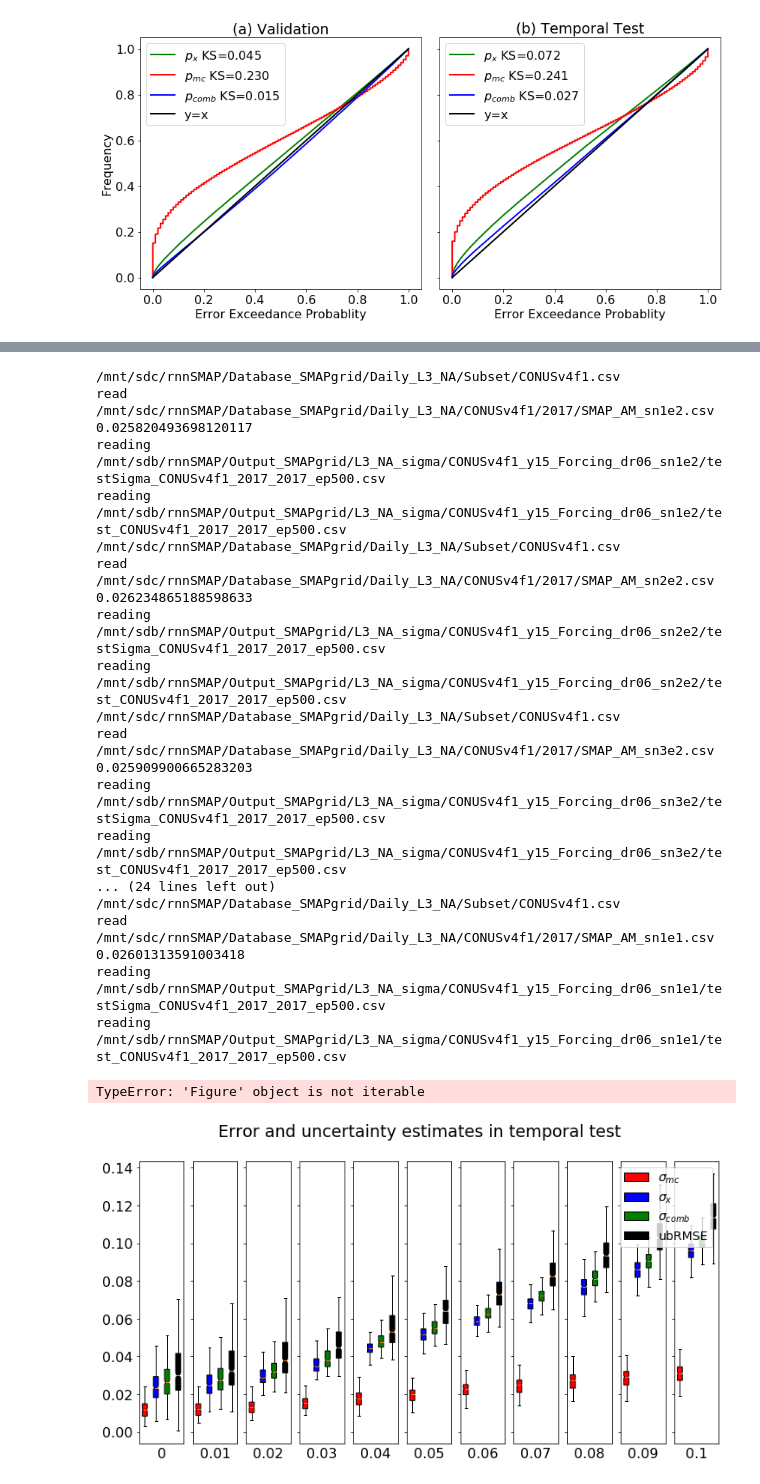
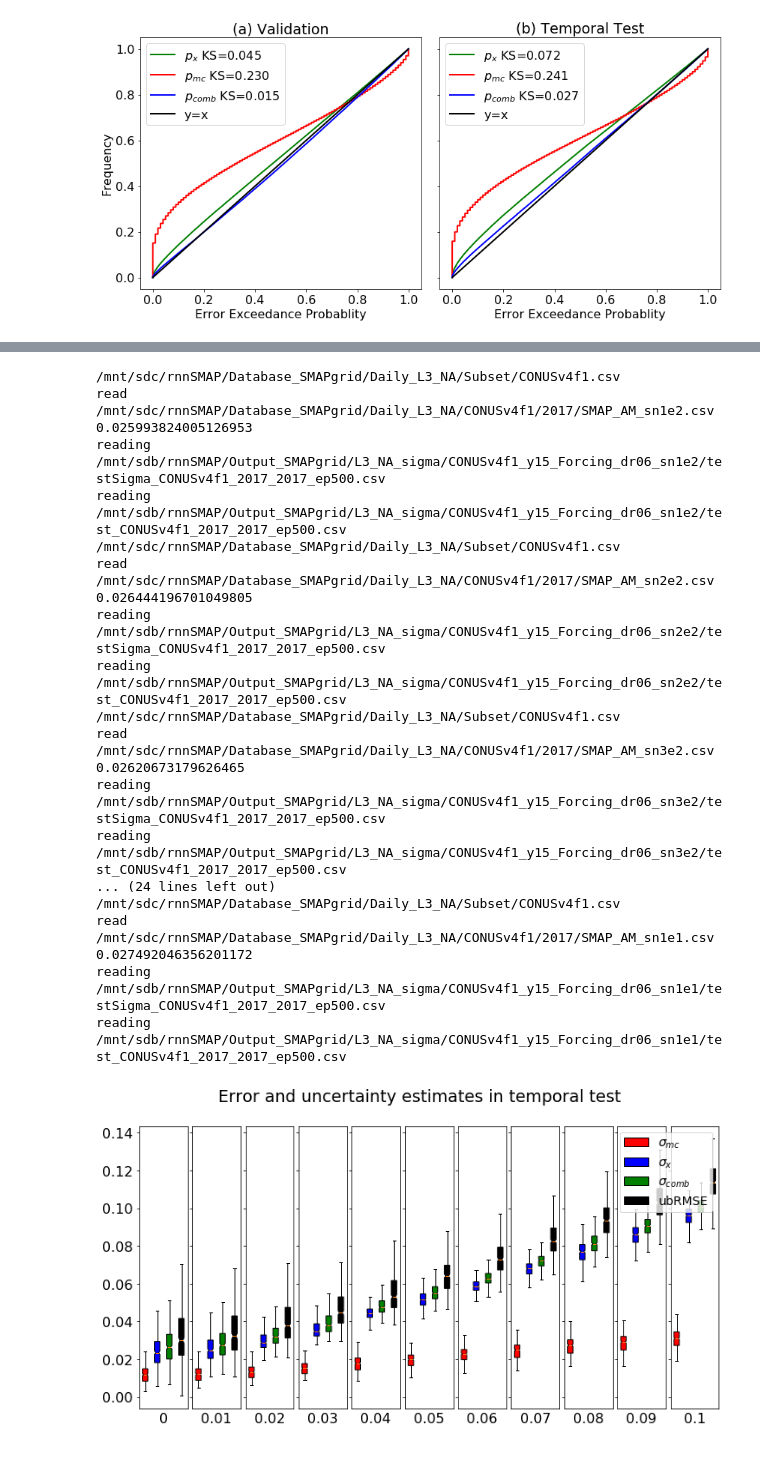
Before and after one commit to mhpi/hydroDL, a Jupyter notebook: Scripts/paperSigma/Load.ipynb, the cells around one changed output, grey strips where cells are left out. Drawn from its saved outputs; the diff is of its cells as text; code cells hidden in the pictures.

```diff
--- a/Scripts/paperSigma/Load.ipynb
+++ b/Scripts/paperSigma/Load.ipynb
@@ -267,7 +267,6 @@ reading /mnt/sdb/rnnSMAP/Output_SMAPgrid/L3_NA_sigma/CONUSv2f1_y15_Forcing_dr60/
 <Figure size 432x288 with 0 Axes>
 [figure]
 # %%
-# Figure 3
 # %load CONUSv4_noise.py
 import os
 import rnnSMAP
@@ -287,8 +286,8 @@ doOpt.append('test')
 # doOpt.append('plotMap')
 doOpt.append('plotErrBox')
 # doOpt.append('plotConf')
-doOpt.append('plotConfDist')
-doOpt.append('plotConfLegend')
+# doOpt.append('plotConfDist')
+# doOpt.append('plotConfLegend')
 #
 # noiseNameLst = ['0', '5e3', '1e2', '2e2', '5e2', '1e1']
 
@@ -348,24 +347,24 @@ if 'plotErrBox' in doOpt:
         temp.append(getattr(statErrLst[k], strErr))
         data.append(temp)
 
-    fig, axes, bp = rnnSMAP.funPost.plotBox(
+    fig = rnnSMAP.funPost.plotBox(
         data, labelC=noiseLabelLst, figsize=(12, 6), colorLst='rbgk',
         labelS=labelS, title='Error and uncertainty estimates in temporal test')
 
-    axes[-1].get_legend().remove()
+    # axes[-1].get_legend().remove()
     fig.show()
     saveFile = os.path.join(saveFolder, 'noise_box')
     fig.subplots_adjust(wspace=0.1)
     fig.savefig(saveFile, dpi=100)
     fig.savefig(saveFile+'.eps')
 
-    figLeg, axLeg = plt.subplots(figsize=(3, 3))
-    leg = axes[-1].get_legend()
-    axLeg.legend(bp['boxes'], labelS, loc='upper right')
-    axLeg.axis('off')
-    figLeg.show()
-    saveFile = os.path.join(saveFolder, 'noise_box_legend')
-    figLeg.savefig(saveFile+'.eps')
+    # figLeg, axLeg = plt.subplots(figsize=(3, 3))
+    # leg = axes[-1].get_legend()
+    # axLeg.legend(bp['boxes'], labelS, loc='upper right')
+    # axLeg.axis('off')
+    # figLeg.show()
+    # saveFile = os.path.join(saveFolder, 'noise_box_legend')
+    # figLeg.savefig(saveFile+'.eps')
 
 
 #################################################
@@ -452,7 +451,7 @@ if 'plotConfLegend' in doOpt:
         xlabel=r'$P_{ee}$', ylabel=None, showDiff=False)
 
     hh, ll = axes[0].get_legend_handles_labels()
-    axes[1].legend(hh, ll, borderaxespad=0, loc='lower left',ncol=1)
+    axes[1].legend(hh, ll, borderaxespad=0, loc='lower left', ncol=1)
     axes[1].axis('off')
     saveFile = os.path.join(saveFolder, 'noise_dist_leg')
     fig.savefig(saveFile, dpi=100)
@@ -465,21 +464,20 @@ read /mnt/sdc/rnnSMAP/Database_SMAPgrid/Daily_L3_NA/CONUSv4f1/2017/SMAP_AM.csv 0
 reading /mnt/sdb/rnnSMAP/Output_SMAPgrid/L3_NA_sigma/CONUSv4f1_y15_Forcing_dr60/testSigma_CONUSv4f1_2017_2017_ep500.csv
 reading /mnt/sdb/rnnSMAP/Output_SMAPgrid/L3_NA_sigma/CONUSv4f1_y15_Forcing_dr60/test_CONUSv4f1_2017_2017_ep500.csv
 /mnt/sdc/rnnSMAP/Database_SMAPgrid/Daily_L3_NA/Subset/CONUSv4f1.csv
-read /mnt/sdc/rnnSMAP/Database_SMAPgrid/Daily_L3_NA/CONUSv4f1/2017/SMAP_AM_sn1e2.csv 0.025820493698120117
+read /mnt/sdc/rnnSMAP/Database_SMAPgrid/Daily_L3_NA/CONUSv4f1/2017/SMAP_AM_sn1e2.csv 0.025993824005126953
 reading /mnt/sdb/rnnSMAP/Output_SMAPgrid/L3_NA_sigma/CONUSv4f1_y15_Forcing_dr06_sn1e2/testSigma_CONUSv4f1_2017_2017_ep500.csv
 reading /mnt/sdb/rnnSMAP/Output_SMAPgrid/L3_NA_sigma/CONUSv4f1_y15_Forcing_dr06_sn1e2/test_CONUSv4f1_2017_2017_ep500.csv
 /mnt/sdc/rnnSMAP/Database_SMAPgrid/Daily_L3_NA/Subset/CONUSv4f1.csv
-read /mnt/sdc/rnnSMAP/Database_SMAPgrid/Daily_L3_NA/CONUSv4f1/2017/SMAP_AM_sn2e2.csv 0.026234865188598633
+read /mnt/sdc/rnnSMAP/Database_SMAPgrid/Daily_L3_NA/CONUSv4f1/2017/SMAP_AM_sn2e2.csv 0.026444196701049805
 reading /mnt/sdb/rnnSMAP/Output_SMAPgrid/L3_NA_sigma/CONUSv4f1_y15_Forcing_dr06_sn2e2/testSigma_CONUSv4f1_2017_2017_ep500.csv
 reading /mnt/sdb/rnnSMAP/Output_SMAPgrid/L3_NA_sigma/CONUSv4f1_y15_Forcing_dr06_sn2e2/test_CONUSv4f1_2017_2017_ep500.csv
 /mnt/sdc/rnnSMAP/Database_SMAPgrid/Daily_L3_NA/Subset/CONUSv4f1.csv
-read /mnt/sdc/rnnSMAP/Database_SMAPgrid/Daily_L3_NA/CONUSv4f1/2017/SMAP_AM_sn3e2.csv 0.025909900665283203
+read /mnt/sdc/rnnSMAP/Database_SMAPgrid/Daily_L3_NA/CONUSv4f1/2017/SMAP_AM_sn3e2.csv 0.02620673179626465
 reading /mnt/sdb/rnnSMAP/Output_SMAPgrid/L3_NA_sigma/CONUSv4f1_y15_Forcing_dr06_sn3e2/testSigma_CONUSv4f1_2017_2017_ep500.csv
 reading /mnt/sdb/rnnSMAP/Output_SMAPgrid/L3_NA_sigma/CONUSv4f1_y15_Forcing_dr06_sn3e2/test_CONUSv4f1_2017_2017_ep500.csv
 ... (24 lines left out)
 /mnt/sdc/rnnSMAP/Database_SMAPgrid/Daily_L3_NA/Subset/CONUSv4f1.csv
-read /mnt/sdc/rnnSMAP/Database_SMAPgrid/Daily_L3_NA/CONUSv4f1/2017/SMAP_AM_sn1e1.csv 0.02601313591003418
+read /mnt/sdc/rnnSMAP/Database_SMAPgrid/Daily_L3_NA/CONUSv4f1/2017/SMAP_AM_sn1e1.csv 0.027492046356201172
 reading /mnt/sdb/rnnSMAP/Output_SMAPgrid/L3_NA_sigma/CONUSv4f1_y15_Forcing_dr06_sn1e1/testSigma_CONUSv4f1_2017_2017_ep500.csv
 reading /mnt/sdb/rnnSMAP/Output_SMAPgrid/L3_NA_sigma/CONUSv4f1_y15_Forcing_dr06_sn1e1/test_CONUSv4f1_2017_2017_ep500.csv
-TypeError: 'Figure' object is not iterable
-[figure, old version]
+[figure, new version]
```
Also changed, not shown: parts of 1 cell of this notebook, 1 other file.
